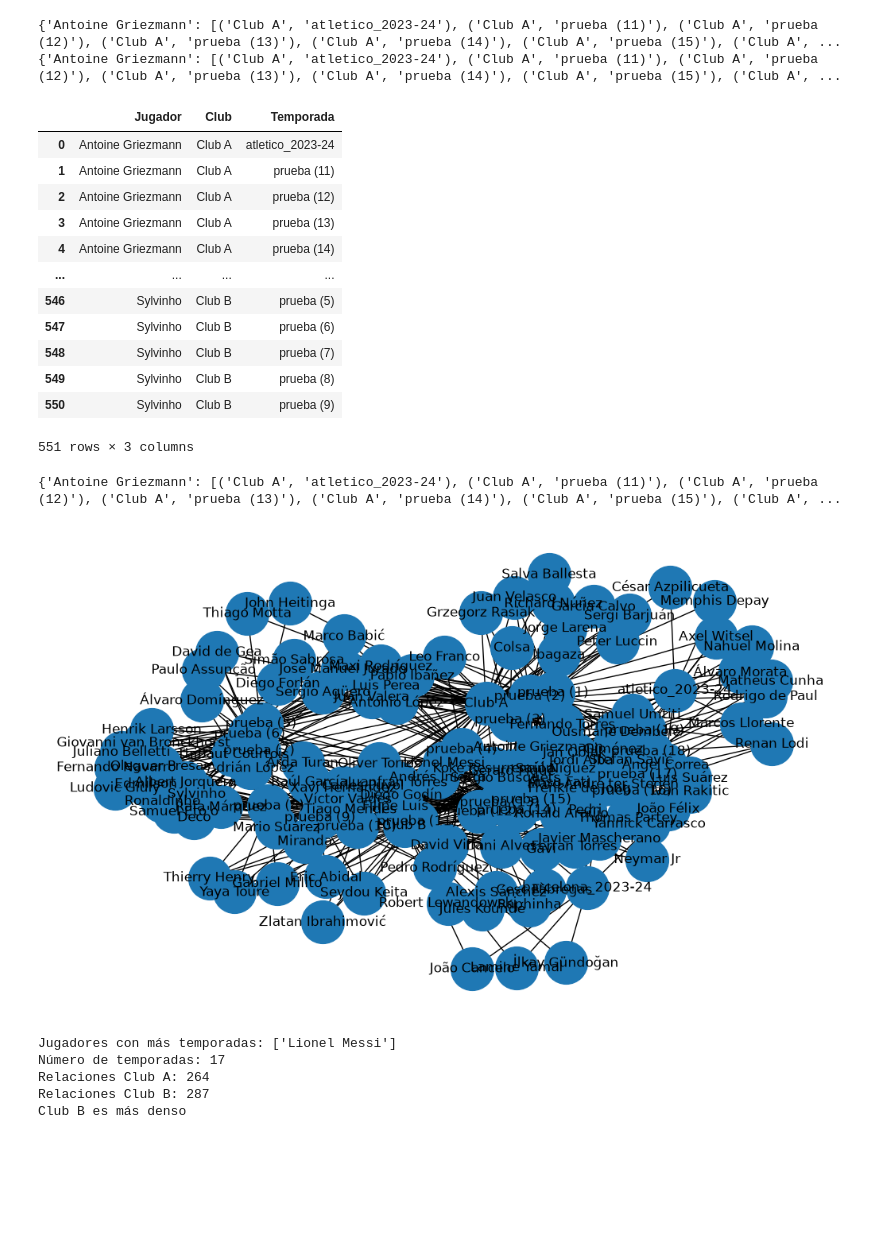
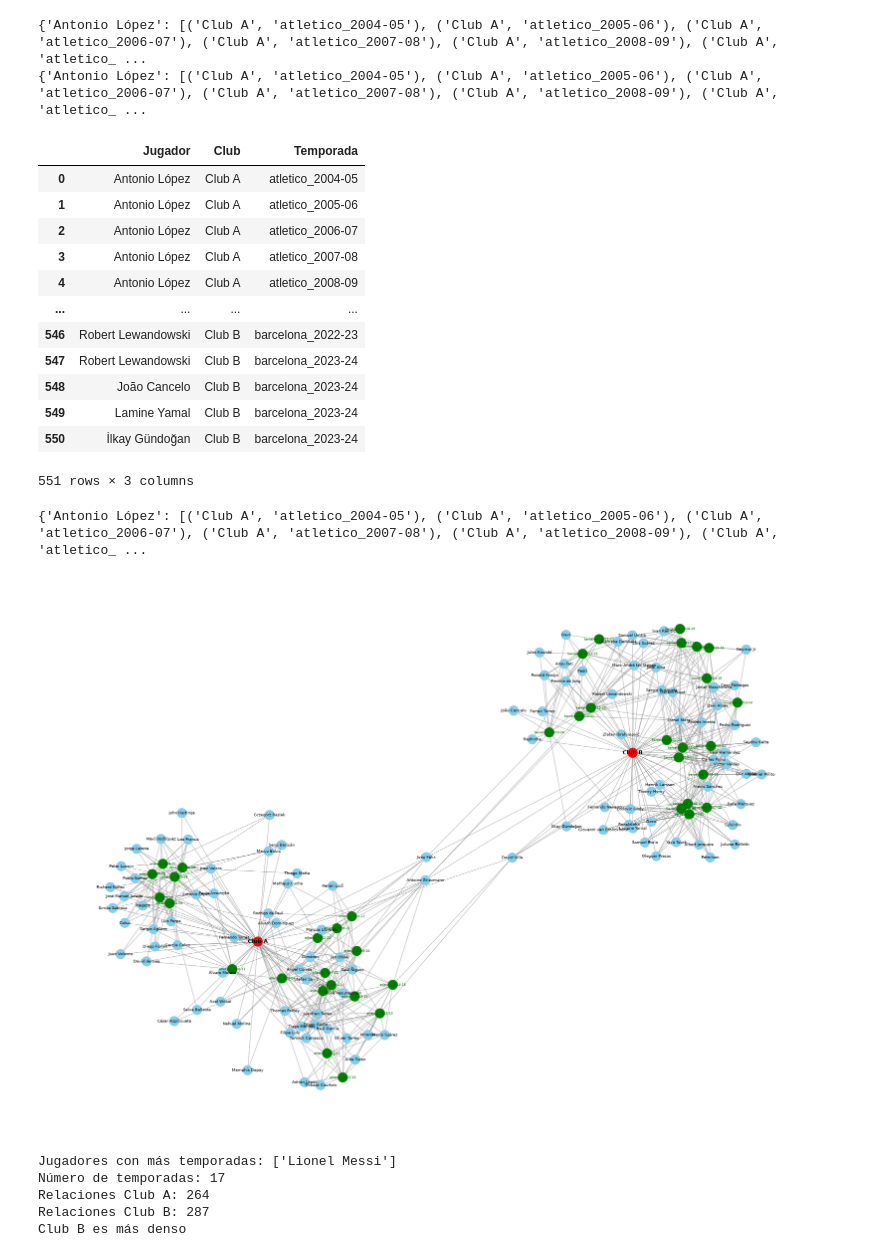
Before and after one commit to Fernando1calram/SmartTour-BigData, a Jupyter notebook: notebooks/segunda semana/trabajando_jugadores_b.ipynb, the cells around one changed output. Cells and saved outputs as stored; diff of their text form; code cells hidden in the pictures; blank space fills up the shorter version.

```diff
--- a/notebooks/segunda semana/trabajando_jugadores_b.ipynb
+++ b/notebooks/segunda semana/trabajando_jugadores_b.ipynb
@@ -22,54 +22,88 @@ def cargar_relacion(ruta, club):
                 relacion[jugador].append((club, temporada))
 
     print(dict(relacion))
+
+relacion = defaultdict(list)
 
 cargar_relacion("../../datasets/atletico", "Club A")
 cargar_relacion("../../datasets/barcelona", "Club B")
 
 tabla = []
 
 for jugador, valores in relacion.items():
     for club, temporada in valores:
         tabla.append([jugador, club, temporada])
 
 df_relacion = pd.DataFrame(tabla, columns=["Jugador", "Club", "Temporada"])
 
 display(df_relacion)
 
 print(dict(relacion))
 
 G = nx.Graph()
 
 for jugador, valores in relacion.items():
     for club, temporada in valores:
         G.add_node(jugador, type="jugador")
         G.add_node(club, type="club")
         G.add_node(temporada, type="temporada")
 
         G.add_edge(jugador, club)
         G.add_edge(jugador, temporada)
 
-plt.figure(figsize=(10,6))
-nx.draw(G, with_labels=True, node_size=1500)
+plt.figure(figsize=(20, 14))
+
+pos = nx.spring_layout(G, k=0.5, iterations=100, seed=42)
+
+# Colorea los nodos según su tipo (jugador, club, temporada)
+colores = []
+for nodo in G.nodes():
+    tipo = G.nodes[nodo].get("type")
+    if tipo == "club":
+        colores.append("red")
+    elif tipo == "temporada":
+        colores.append("green")
+    else:
+        colores.append("skyblue")
+
+# Dibuja los nodos y las aristas sin etiquetas
+nx.draw(
+    G, pos,
+    with_labels=False,
+    node_size=300,
+    node_color=colores,
+    edge_color="gray",
+    width=0.5
+)
+
+# Etiquetas separadas por tipo de nodo, con distinto tamaño/color para diferenciarlas
+labels_jugadores = {n: n for n in G.nodes() if G.nodes[n].get("type") == "jugador"}
+labels_clubs = {n: n for n in G.nodes() if G.nodes[n].get("type") == "club"}
+labels_temporadas = {n: n for n in G.nodes() if G.nodes[n].get("type") == "temporada"}
+
+nx.draw_networkx_labels(G, pos, labels=labels_jugadores, font_size=7)
+nx.draw_networkx_labels(G, pos, labels=labels_clubs, font_size=10, font_weight="bold")
+nx.draw_networkx_labels(G, pos, labels=labels_temporadas, font_size=6, font_color="darkgreen")
+
 plt.show()
 # %% [output]
-{'Antoine Griezmann': [('Club A', 'atletico_2023-24'), ('Club A', 'prueba (11)'), ('Club A', 'prueba (12)'), ('Club A', 'prueba (13)'), ('Club A', 'prueba (14)'), ('Club A', 'prueba (15)'), ('Club A', ...
-{'Antoine Griezmann': [('Club A', 'atletico_2023-24'), ('Club A', 'prueba (11)'), ('Club A', 'prueba (12)'), ('Club A', 'prueba (13)'), ('Club A', 'prueba (14)'), ('Club A', 'prueba (15)'), ('Club A', ...
+{'Antonio López': [('Club A', 'atletico_2004-05'), ('Club A', 'atletico_2005-06'), ('Club A', 'atletico_2006-07'), ('Club A', 'atletico_2007-08'), ('Club A', 'atletico_2008-09'), ('Club A', 'atletico_ ...
+{'Antonio López': [('Club A', 'atletico_2004-05'), ('Club A', 'atletico_2005-06'), ('Club A', 'atletico_2006-07'), ('Club A', 'atletico_2007-08'), ('Club A', 'atletico_2008-09'), ('Club A', 'atletico_ ...
 |  | Jugador | Club | Temporada |
-| 0 | Antoine Griezmann | Club A | atletico_2023-24 |
-| 1 | Antoine Griezmann | Club A | prueba (11) |
-| 2 | Antoine Griezmann | Club A | prueba (12) |
-| 3 | Antoine Griezmann | Club A | prueba (13) |
-| 4 | Antoine Griezmann | Club A | prueba (14) |
+| 0 | Antonio López | Club A | atletico_2004-05 |
+| 1 | Antonio López | Club A | atletico_2005-06 |
+| 2 | Antonio López | Club A | atletico_2006-07 |
+| 3 | Antonio López | Club A | atletico_2007-08 |
+| 4 | Antonio López | Club A | atletico_2008-09 |
 | ... | ... | ... | ... |
-| 546 | Sylvinho | Club B | prueba (5) |
-| 547 | Sylvinho | Club B | prueba (6) |
-| 548 | Sylvinho | Club B | prueba (7) |
-| 549 | Sylvinho | Club B | prueba (8) |
-| 550 | Sylvinho | Club B | prueba (9) |
+| 546 | Robert Lewandowski | Club B | barcelona_2022-23 |
+| 547 | Robert Lewandowski | Club B | barcelona_2023-24 |
+| 548 | João Cancelo | Club B | barcelona_2023-24 |
+| 549 | Lamine Yamal | Club B | barcelona_2023-24 |
+| 550 | İlkay Gündoğan | Club B | barcelona_2023-24 |
 551 rows × 3 columns
-{'Antoine Griezmann': [('Club A', 'atletico_2023-24'), ('Club A', 'prueba (11)'), ('Club A', 'prueba (12)'), ('Club A', 'prueba (13)'), ('Club A', 'prueba (14)'), ('Club A', 'prueba (15)'), ('Club A', ...
+{'Antonio López': [('Club A', 'atletico_2004-05'), ('Club A', 'atletico_2005-06'), ('Club A', 'atletico_2006-07'), ('Club A', 'atletico_2007-08'), ('Club A', 'atletico_2008-09'), ('Club A', 'atletico_ ...
-[figure, old version]
+[figure, new version]
 # %%
 from collections import Counter
 
```
Also changed, not shown: 1 other file.
